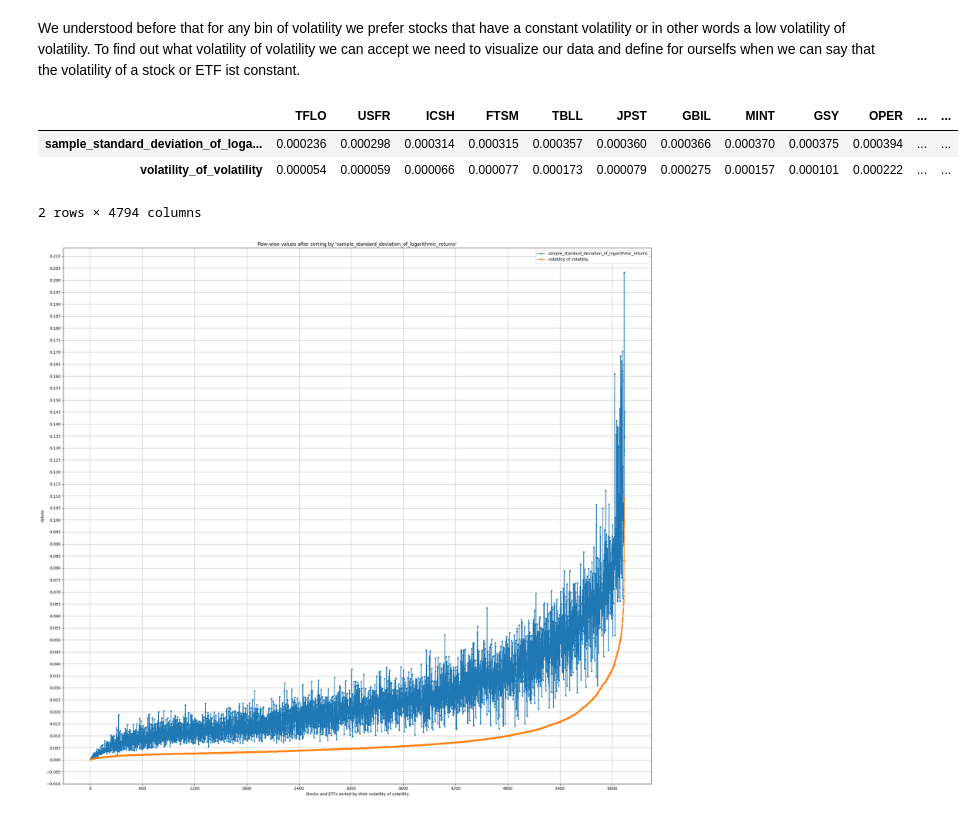
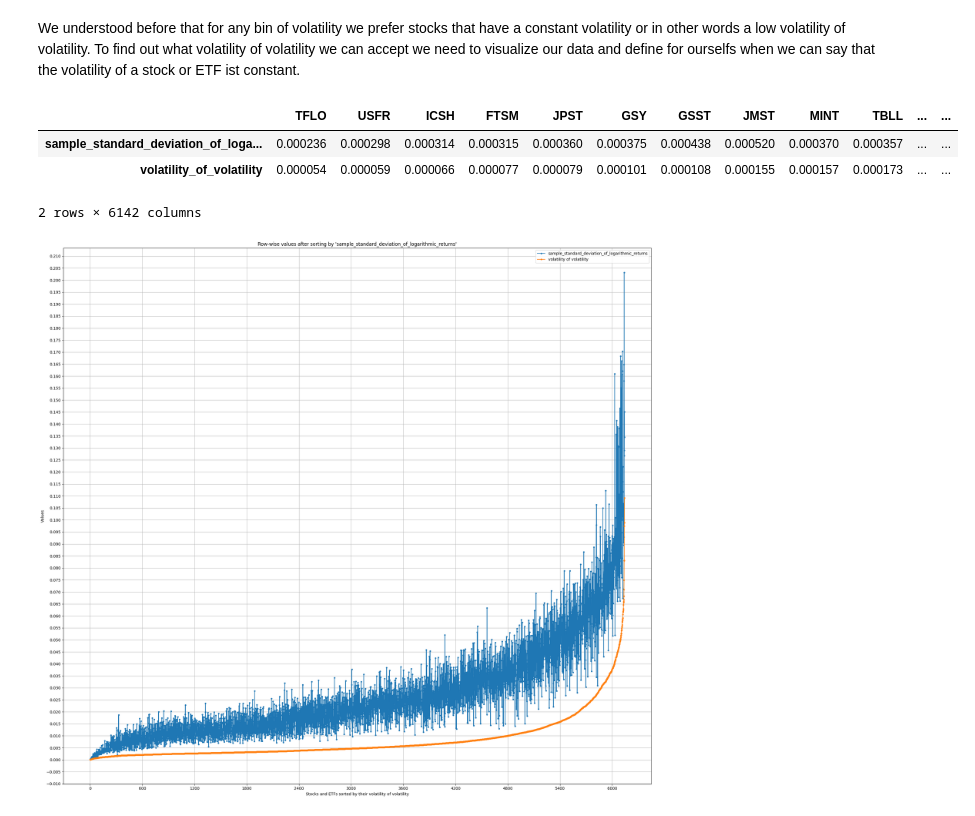
Before and after one commit to JAPARK10/BachelorsThesis, a Jupyter notebook: Choose_Stocks_Pipeline.ipynb, the cells around one changed output. Saved outputs shown, nothing was run; the diff lists cells and outputs as text; code cells hidden in the pictures.

```diff
--- a/Choose_Stocks_Pipeline.ipynb
+++ b/Choose_Stocks_Pipeline.ipynb
@@ -56,3 +56,5 @@ df = pd.read_csv('stock_data.csv', index_col=0, parse_dates=True)
 # %%
 # load df_original from csv
 df_original = pd.read_csv('stock_data_full_data.csv', index_col=0, parse_dates=True)
+# %%
+df = df_original.reset_index().pivot(index="timestamp", columns="symbol", values="close")
@@ -179,13 +183,13 @@ volatility_df
 # %% [markdown]
 We understood before that for any bin of volatility we prefer stocks that have a constant volatility or in other words a low volatility of volatility. To find out what volatility of volatility we can accept we need to visualize our data and define for ourselfs when we can say that the volatility of a stock or ETF ist constant.
 # %%
-volatility_df = volatility_df.sort_values(by='sample_standard_deviation_of_logarithmic_returns', axis=1, ascending=True)
+volatility_df = volatility_df.sort_values(by='volatility_of_volatility', axis=1, ascending=True)
 volatility_df
 # %% [output]
-|  | TFLO | USFR | ICSH | FTSM | TBLL | JPST | GBIL | MINT | GSY | OPER | ... | ... |
-| sample_standard_deviation_of_loga... | 0.000236 | 0.000298 | 0.000314 | 0.000315 | 0.000357 | 0.000360 | 0.000366 | 0.000370 | 0.000375 | 0.000394 | ... | ... |
-| volatility_of_volatility | 0.000054 | 0.000059 | 0.000066 | 0.000077 | 0.000173 | 0.000079 | 0.000275 | 0.000157 | 0.000101 | 0.000222 | ... | ... |
+|  | TFLO | USFR | ICSH | FTSM | JPST | GSY | GSST | JMST | MINT | TBLL | ... | ... |
+| sample_standard_deviation_of_loga... | 0.000236 | 0.000298 | 0.000314 | 0.000315 | 0.000360 | 0.000375 | 0.000438 | 0.000520 | 0.000370 | 0.000357 | ... | ... |
+| volatility_of_volatility | 0.000054 | 0.000059 | 0.000066 | 0.000077 | 0.000079 | 0.000101 | 0.000108 | 0.000155 | 0.000157 | 0.000173 | ... | ... |
-2 rows × 4794 columns
+2 rows × 6142 columns
 # %%
 from matplotlib.ticker import MultipleLocator
 
```
Also changed, not shown: parts of 8 cells of this notebook, 3 other files.
